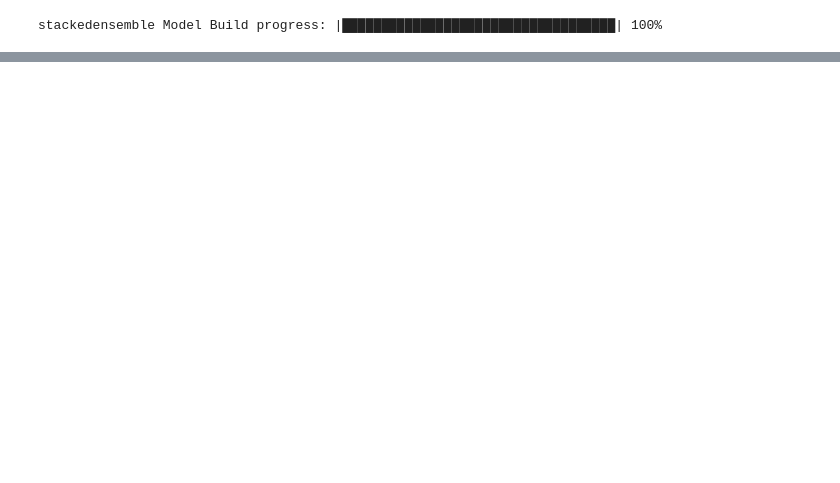
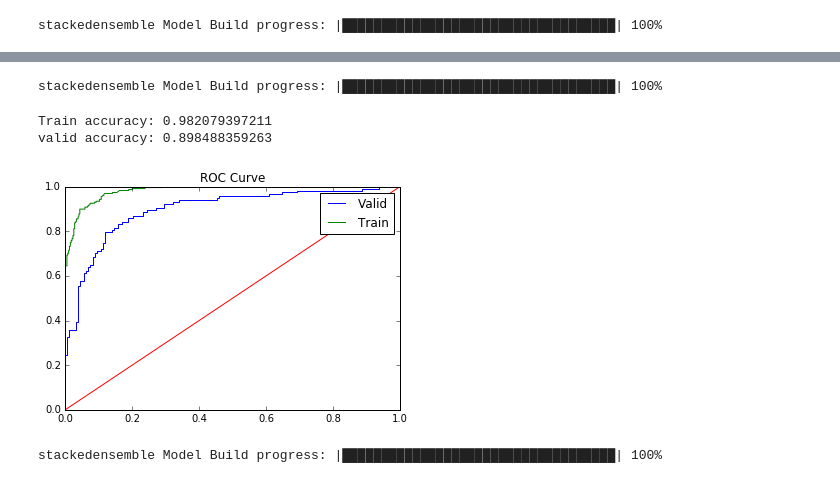
Before and after one commit to hamzafar/titanic_competition, a Jupyter notebook: Model Stacking.ipynb, the cells around one changed output, grey strips where cells are left out. Drawn from its saved outputs; the diff is of its cells as text; code cells hidden in the pictures; blank space fills up the shorter version.

```diff
--- a/Model Stacking.ipynb
+++ b/Model Stacking.ipynb
@@ -188,0 +216,20 @@ valid accuracy: 0.895067858325
+# %%
+# Train a stacked ensemble using the GBM  DL above
+ensemble1_3 = H2OStackedEnsembleEstimator(model_id="my_ensemble_binomial1_3",
+                                       base_models=[my_gbm.model_id, my_dl.model_id])
+ensemble1_3.train(x = input_name, y = response, training_frame=hdf_train, validation_frame=hdf_validate)
+# %% [output]
+stackedensemble Model Build progress: |███████████████████████████████████| 100%
+# %%
+model_performance(ensemble1_3)
+# %% [output]
+Train accuracy: 0.982079397211
+valid accuracy: 0.898488359263
+[figure, added]
+# %%
+# Train a stacked ensemble using the RF L above
+ensemble1_4 = H2OStackedEnsembleEstimator(model_id="my_ensemble_binomial1_4",
+                                       base_models=[my_rf.model_id, my_dl.model_id])
+ensemble1_4.train(x = input_name, y = response, training_frame=hdf_train, validation_frame=hdf_validate)
+# %% [output]
+stackedensemble Model Build progress: |███████████████████████████████████| 100%
```
Also changed, not shown: parts of 20 cells of this notebook.
